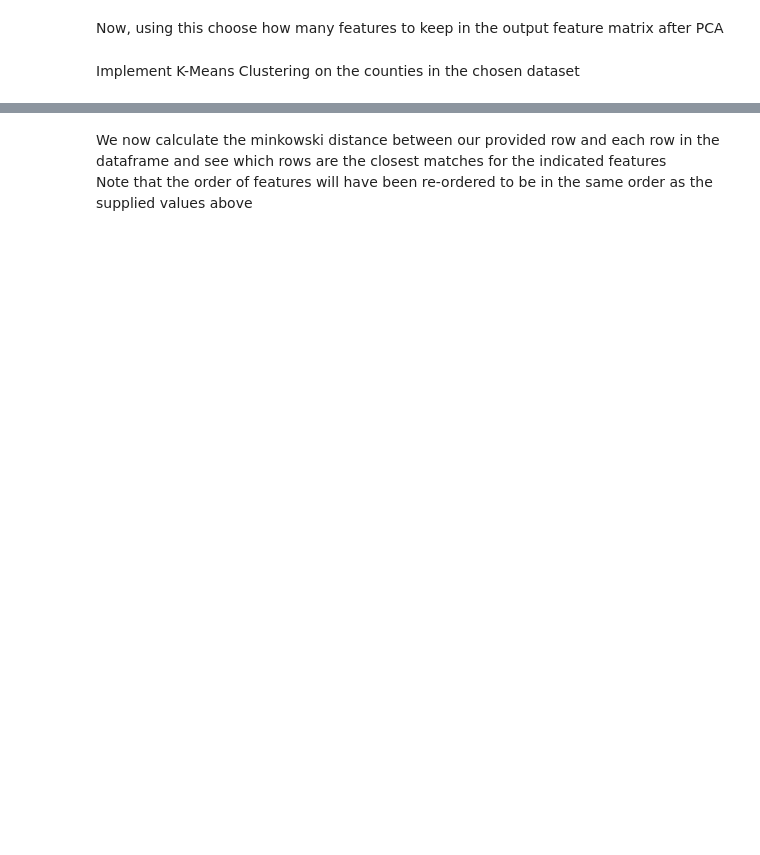
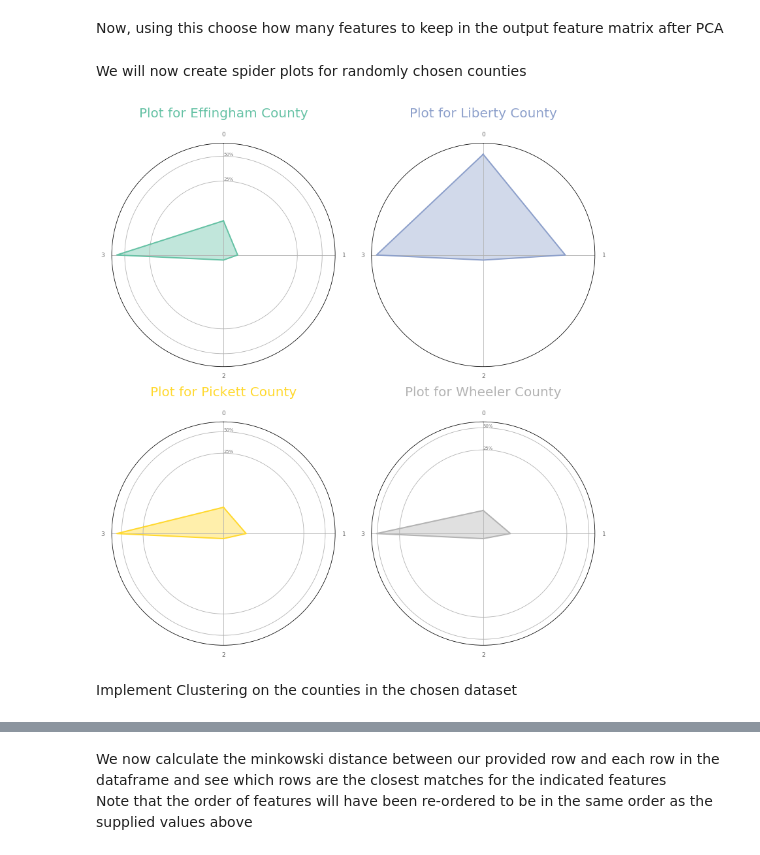
Before and after one commit to moorebryan/county-recommendation-engine, a Jupyter notebook: county-recommendation-engine.ipynb, the cells around one changed output, grey strips where cells are left out. Saved outputs shown, nothing was run; the diff lists cells and outputs as text; code cells hidden in the pictures; blank space fills up the shorter version.

```diff
--- a/county-recommendation-engine.ipynb
+++ b/county-recommendation-engine.ipynb
@@ -238,14 +274,3 @@ def implement_pca(feature_array,num_include):
     feature_array_proj = feature_array.dot(matrix_w)
 
     return feature_array_proj
-# %%
-####### Apply PCA to feature array ##############
-feature_array = implement_pca(feature_array,4)
-
-######## Apply only scaling to feature array ################
-# scaler = StandardScaler().fit(feature_array.reshape(-1, 1))
-# feature_values_desired = scaler.transform(feature_values_desired.reshape(-1, 1))
-# feature_array = scaler.transform(feature_array)
-
-feature_values_desired = feature_array[0,:]
-feature_array = np.delete(feature_array,(0),axis=0)
@@ -251,0 +290,2 @@ feature_array = np.delete(feature_array,(0),axis=0)
+# %% [markdown]
+We will now create spider plots for randomly chosen counties
@@ -252,4 +327,32 @@ feature_array = np.delete(feature_array,(0),axis=0)
+# %%
+# Randomly choose counties from the current selelction
+num_counties_plot = 4
+row_list = list(range(feature_array.shape[0]))
+plot_row_list = random.choices(row_list, k=num_counties_plot)
+
+# Now find list of associated FIPS numbers
+FIPS_vec = county_info_df.FIPS.values
+# Get list of FIPS values corresponding to found indices
+FIPS_values = FIPS_vec[plot_row_list]
+
+# Create new dataframe with this information
+plot_df = pd.DataFrame(feature_array[plot_row_list,:])
+
+# Add in corresponding FIPS Values
+plot_df['FIPS'] = FIPS_values
+# Now insert corresponding information about which county this corresponds to
+plot_df = pd.merge(plot_df,for_county_recommendations_df[['FIPS','CountyName']],how='inner',on='FIPS')
+plot_df.drop(columns=['FIPS'],inplace=True)
+
+plt.figure(figsize=(12, 12))
+my_palette = plt.cm.get_cmap("Set2", len(plot_df.index))
+
+for row in range(plot_df.shape[0]):
+    make_spider(plot_df,row=row, title=plot_df['CountyName'][row], color=my_palette(row))
+plt.tight_layout()
+# %% [output]
+[figure, added]
 # %% [markdown]
-Implement K-Means Clustering on the counties in the chosen dataset
+Implement Clustering on the counties in the chosen dataset
 # %%
 # Implement standard k-means clustering
```
Also changed, not shown: parts of 20 cells of this notebook.
